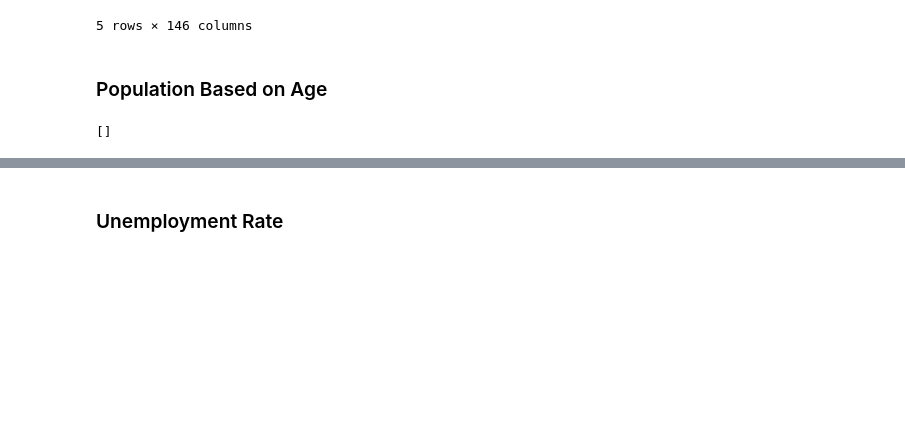
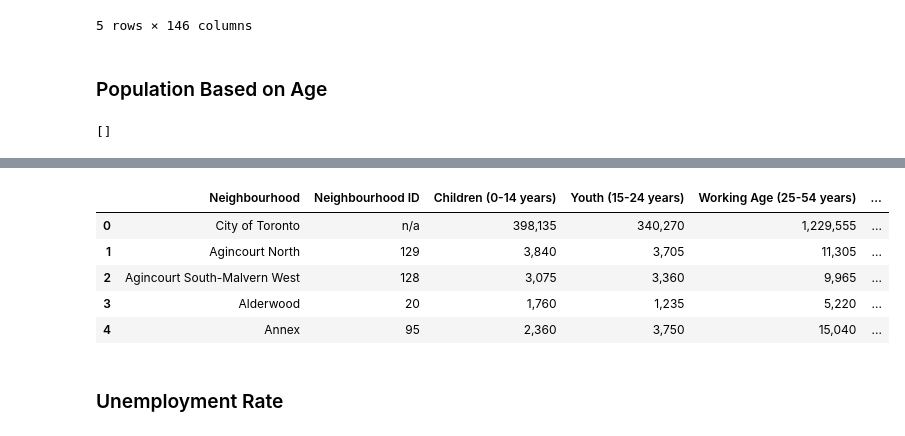
Before and after one commit to rnlclngpilar/SOFE3720-FinalProject, a Jupyter notebook: Final_Project_Clustering_Neighbourhoods.ipynb, the cells around one changed output, grey strips where cells are left out. Saved outputs shown, nothing was run; the diff lists cells and outputs as text; code cells hidden in the pictures; blank space fills up the shorter version.

```diff
--- a/Final_Project_Clustering_Neighbourhoods.ipynb
+++ b/Final_Project_Clustering_Neighbourhoods.ipynb
@@ -249,3 +264,20 @@ pop_data.head()
+# %%
+# Drop irrelevant columns
+pop_data.rename(columns={'Characteristic':'Neighbourhood'}, inplace=True)
+# Set index and Transpose
+pop_data=pop_data.set_index('Neighbourhood').T
+pop_data.reset_index(inplace = True)
+# Re-order columns
+pop_data.columns = ['Neighbourhood', 'Neighbourhood ID', 'Children (0-14 years)', 'Youth (15-24 years)', 'Working Age (25-54 years)', 'Pre-retirement (55-64 years)', 'Seniors (65+ years)', 'Older Seniors (85+ years)']
+# Set Neighbourhood ID and Unemployment Rate to numeric type
+pop_data.head()
+# %% [output]
+|  | Neighbourhood | Neighbourhood ID | Children (0-14 years) | Youth (15-24 years) | Working Age (25-54 years) | ... |
+| 0 | City of Toronto | n/a | 398,135 | 340,270 | 1,229,555 | ... |
+| 1 | Agincourt North | 129 | 3,840 | 3,705 | 11,305 | ... |
+| 2 | Agincourt South-Malvern West | 128 | 3,075 | 3,360 | 9,965 | ... |
+| 3 | Alderwood | 20 | 1,760 | 1,235 | 5,220 | ... |
+| 4 | Annex | 95 | 2,360 | 3,750 | 15,040 | ... |
 # %% [markdown]
 ### Unemployment Rate
 # %%
```
Also changed, not shown: parts of 7 cells of this notebook.
